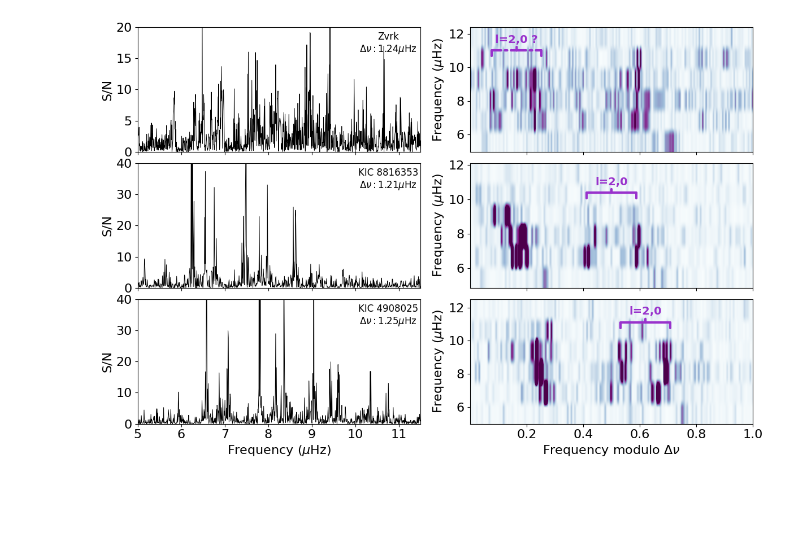
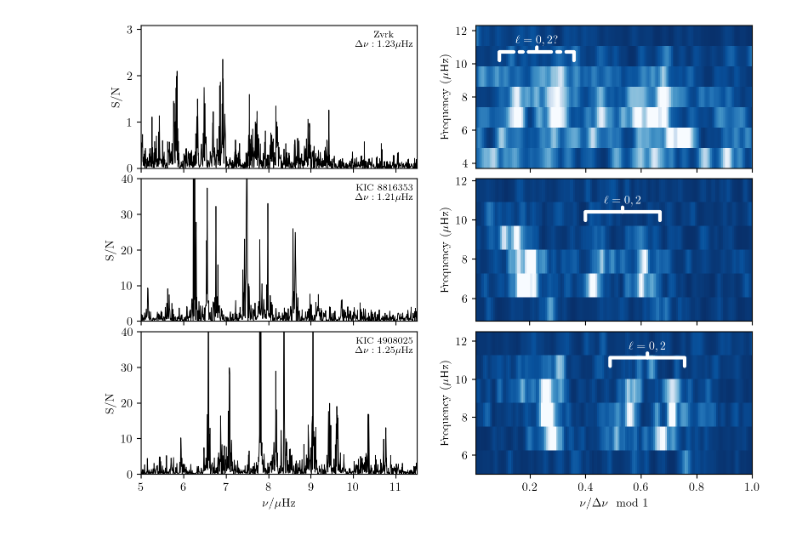
Before and after one commit to darthoctopus/zvrk, a Jupyter notebook: Analysis/Seismology --- Data Analysis/0.5 Kepler-TESS_LPV Comparison.ipynb, the cells around one changed output. Saved outputs shown, nothing was run; the diff lists cells and outputs as text; code cells hidden in the pictures; blank space fills up the shorter version.

```diff
--- a/Analysis/Seismology --- Data Analysis/0.5 Kepler-TESS_LPV Comparison.ipynb
+++ b/Analysis/Seismology --- Data Analysis/0.5 Kepler-TESS_LPV Comparison.ipynb
@@ -23,4 +23,6 @@ plt.show()
 # %%
+from scipy.ndimage import gaussian_filter1d
+
 def echelle(freq, power, dnu, fmin=0.0, fmax=None, offset=0.0, sampling=0.1):
     if fmax is None:
         fmax = freq[-1]
@@ -65,17 +67,17 @@ def plot_echelle(
     dnu,
     mirror=False,
     ax=None,
-    cmap="BuPu",
+    cmap="Blues_r",
     scale=None,  # "sqrt",
     interpolation=None,
-    smooth=False,
-    smooth_filter_width=50,
+    smooth=True,
+    smooth_filter_width=1,
     scale_dnu = False,
     vmax=None,
     **kwargs
 ):
     if smooth:
-        power = smooth_power(power, smooth_filter_width)
+        power = gaussian_filter1d(power, smooth_filter_width)
     echx, echy, echz = echelle(freq, power, dnu, **kwargs)
     if scale_dnu:
         echx /= dnu
@@ -101,17 +103,17 @@ def plot_echelle(
     ax.set_ylabel(r"Frequency")
     return ax
 # %%
-fig = plt.figure(figsize=(12,8))
+fig = plt.figure(figsize=(8,6))
 ax1, ax2, ax3 = fig.add_subplot(321), fig.add_subplot(323), fig.add_subplot(325)
 ax1a, ax2a, ax3a = fig.add_subplot(322), fig.add_subplot(324), fig.add_subplot(326)
 axlist = [ax1, ax2, ax3]
 imlist = [ax1a, ax2a, ax3a]
 dflist = [zvrk_psd, kep_psd1, kep_psd2]
-dnulist = [1.24, 1.21, 1.25]
-limlist = [(5.5, 12.5), (5.5, 12.5), (5.5, 12.5)]
-ylimlist = [(0,20), (0, 40), (0,40)]
-bracklist = [(0.165, 0.8), (0.5, 0.75), (0.62, 0.8)]
-vmaxlist = [12, 15, 15]
+dnulist = [1.23, 1.21, 1.25]
+limlist = [(4.5, 12.5), (5.5, 12.5), (5.5, 12.5)]
+ylimlist = [(0,None), (0, 40), (0,40)]
+bracklist = [(0.22, 0.8), (0.53, 0.75), (0.62, 0.8)]
+vmaxlist = [.7, 15, 15]
 labellist = ['Zvrk', 'KIC 8816353', 'KIC 4908025']
 lw=0.7
 
@@ -122,48 +124,48 @@ ax3.set_xlim(ax1.get_xlim())
 
 for i, ax in enumerate(axlist):
     ax.plot(dflist[i].freq, dflist[i].power, c='k', lw=lw)
     im = plot_echelle(dflist[i].freq.values,
                       dflist[i].power.values,
                       dnu=dnulist[i], fmin=limlist[i][0], fmax=limlist[i][1],
-                      ax=imlist[i], scale_dnu=True, vmax=vmaxlist[i],sampling=0.01)#,cmap='inferno'
+                      ax=imlist[i], scale_dnu=True, vmax=vmaxlist[i],
+                      sampling=1, smooth_filter_width=1.5 if not i else 1)#,cmap='inferno'
 
-    im.tick_params(axis='both', which='major', labelsize=16)
-    ax.tick_params(axis='both', which='major', labelsize=16)
-    im.set_ylabel('Frequency ($\\mu$Hz)', fontsize=16)
-    ax.set_ylabel('S/N', fontsize=16)
+    im.tick_params(axis='both', which='major')
+    ax.tick_params(axis='both', which='major')
+    im.set_ylabel('Frequency ($\\mu$Hz)')
+    ax.set_ylabel('S/N')
 
     ax.set_ylim(ylimlist[i])
-    ax.text(transform=ax.transAxes, x=0.885, y=0.8, s=labellist[i]+'\n$\\Delta\\nu: %.2f \\mu$Hz'%dnulist[i],
-            fontsize=12, ha='center')
+    ax.text(transform=ax.transAxes, x=0.88, y=0.85, s=labellist[i]+'\n$\\Delta\\nu: %.2f \\mu$Hz'%dnulist[i],
+            fontsize=8, ha='center')
 
 
 
     if i == 0:
         im.annotate(' ', xy=bracklist[i], xytext=bracklist[i], xycoords='axes fraction',
             fontsize=18, ha='center', va='bottom',
-            arrowprops=dict(arrowstyle='-[, widthB=1.75, lengthB=0.4', ls='-.', lw=3.0, color='darkorchid'))
-        im.text(x=bracklist[i][0], y=bracklist[i][1]+0.075, s='l=2,0 ?', fontsize=14, transform=im.transAxes,
-           ha='center', color='darkorchid', fontweight='bold')
+            arrowprops=dict(arrowstyle='-[, widthB=1.75, lengthB=0.4', ls='-.', lw=3.0, color='white'))
+        im.text(x=bracklist[i][0], y=bracklist[i][1]+0.075, s=r'$\ell = 0, 2?$', transform=im.transAxes,
+           ha='center', color='white', fontweight='bold')
     else:
         im.annotate(' ', xy=bracklist[i], xytext=bracklist[i], xycoords='axes fraction',
             fontsize=18, ha='center', va='bottom',
-            arrowprops=dict(arrowstyle='-[, widthB=1.75, lengthB=0.4', ls='-', lw=3.0, color='darkorchid'))
-        im.text(x=bracklist[i][0], y=bracklist[i][1]+0.075, s='l=2,0', fontsize=14, transform=im.transAxes,
-           ha='center', color='darkorchid', fontweight='bold')
+            arrowprops=dict(arrowstyle='-[, widthB=1.75, lengthB=0.4', ls='-', lw=3.0, color='white'))
+        im.text(x=bracklist[i][0], y=bracklist[i][1]+0.075, s=r'${\ell = 0, 2}$', transform=im.transAxes,
+           ha='center', color='white', fontweight='bold')
 
 
 
     if i == (len(axlist) - 1):
-        im.set_xlabel('Frequency modulo $\\Delta\\nu$', fontsize=16)
-        ax.set_xlabel('Frequency ($\\mu$Hz)', fontsize=16)
+        im.set_xlabel(r'$\nu/\Delta\nu \mod 1$')
+        ax.set_xlabel(r'$\nu/\mu$Hz')
     else:
         im.set_xlabel('')
         im.set_xticklabels([])
         ax.set_xticklabels([])
 
-
-
 plt.tight_layout(h_pad=0)
+plt.savefig('echelle_comparison.pdf', bbox_inches='tight', transparent=True)
 plt.show()
 # %% [output]
-[figure, old version]
+[figure, new version]
```
Also changed, not shown: parts of 1 cell of this notebook.
